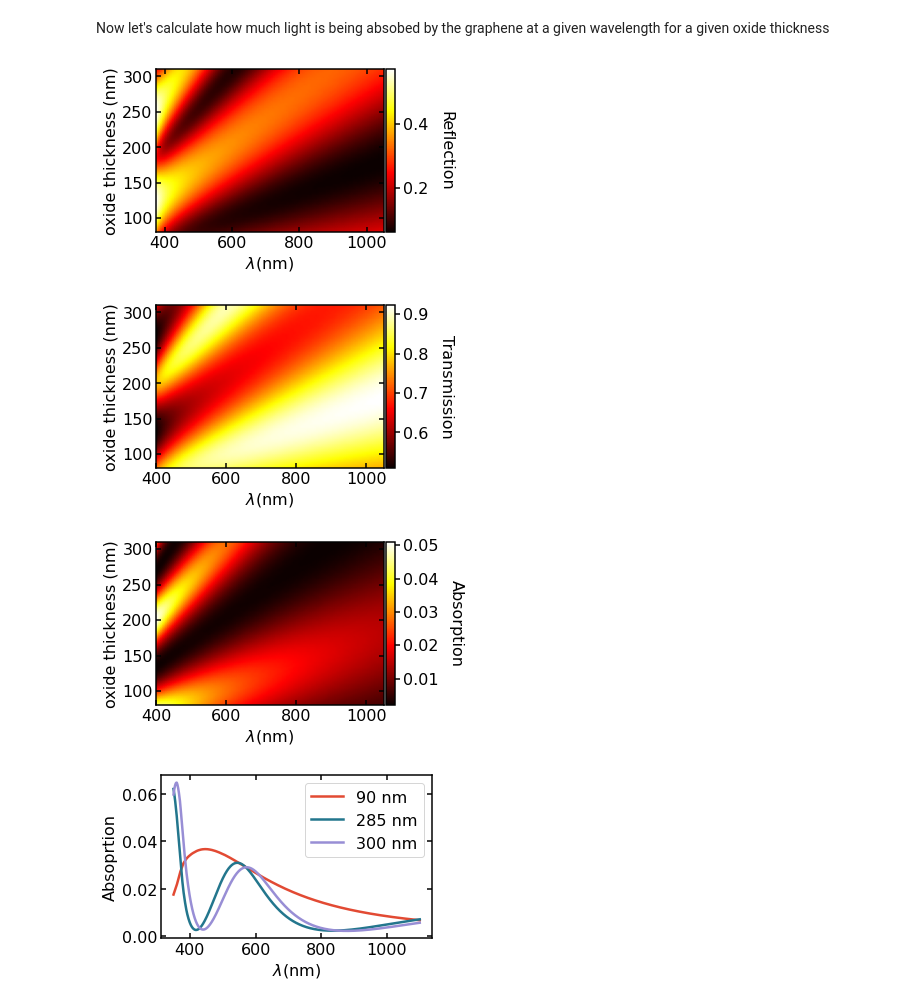
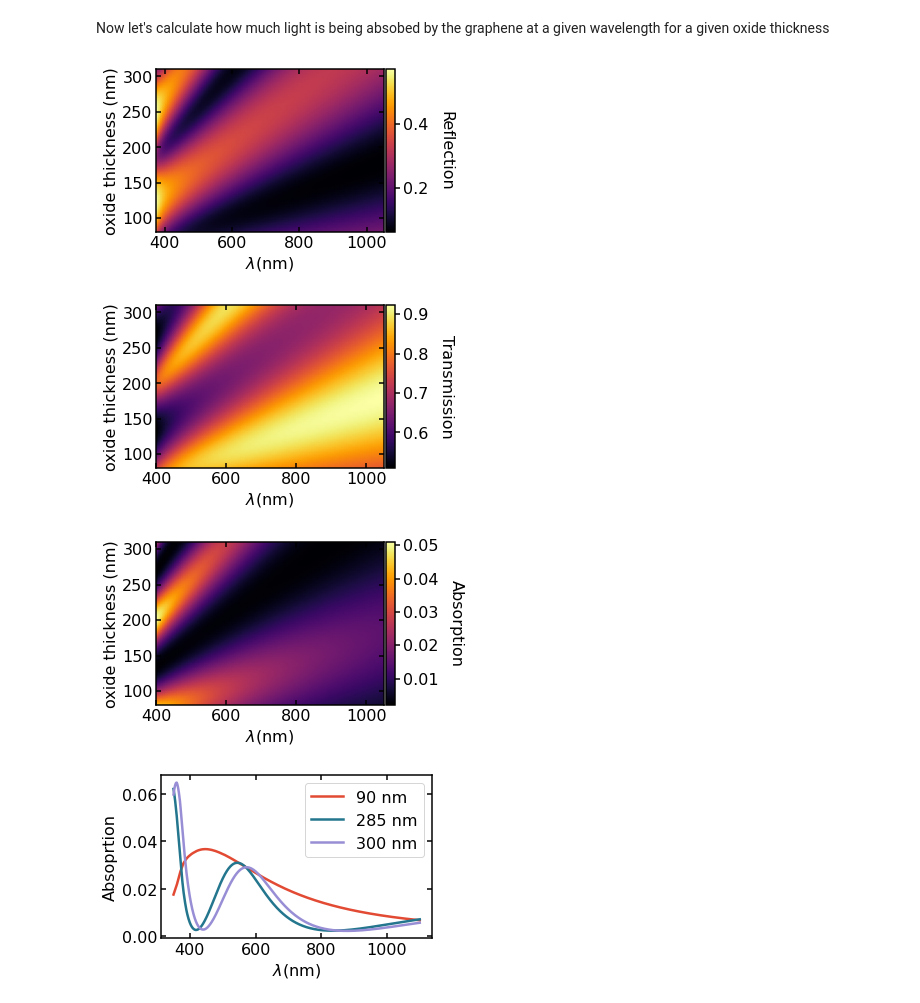
Before and after one commit to aaronsharpe/graphene_optics, a Jupyter notebook: optics.ipynb, the cells around one changed output. Drawn from its saved outputs; the diff is of its cells as text; code cells hidden in the pictures.

```diff
--- a/optics.ipynb
+++ b/optics.ipynb
@@ -345,7 +345,7 @@ for t_oxide in t_range:
     C_mat.append(C)
 
 plt.figure()
-plt.set_cmap('hot')
+plt.set_cmap('inferno')
 plt.pcolormesh(lamb_range, t_range, C_mat, shading='gouraud', linewidth=0, rasterized=True)
 
 plt.xlabel(r'$\lambda(\mathrm{nm})$')
@@ -359,33 +359,33 @@ cbar.ax.tick_params(which = 'major',direction='out')
 cbar.ax.tick_params(which = 'minor',direction='out')
 plt.savefig('./optics_files/optics_17_0.png', bbox_inches='tight', dpi=500, transparent=True)
 # %% [output]
-[figure, old version]
+[figure, new version]
 # %%
 C_mat = []
 t_range = np.linspace(80, 310, 100)
 for t_oxide in t_range:
     C = []
     lamb_range = np.linspace(400, 1050, 100)
     for lamb in lamb_range:
         C.append(transmission(lamb, 1, t_oxide))
     C_mat.append(C)
 
 plt.figure()
-plt.set_cmap('hot')
+plt.set_cmap('inferno')
 plt.pcolormesh(lamb_range, t_range, C_mat, shading='gouraud', linewidth=0, rasterized=True)
 
 plt.xlabel(r'$\lambda(\mathrm{nm})$')
 plt.ylabel('oxide thickness (nm)')
 
 cbar = plt.colorbar(pad = 0.01)
 #plt.clim(-0.10, 0.10)
 cbar.ax.get_yaxis().labelpad = 25
 cbar.set_label('Transmission', rotation=270)
 cbar.ax.tick_params(which = 'major',direction='out')
 cbar.ax.tick_params(which = 'minor',direction='out')
 plt.savefig('./optics_files/optics_18_0.png', bbox_inches='tight', dpi=500, transparent=True)
 # %% [output]
-[figure, old version]
+[figure, new version]
 # %%
 C_mat = []
 t_range = np.linspace(80, 310, 100)
@@ -397,7 +397,7 @@ for t_oxide in t_range:
     C_mat.append(C)
 
 plt.figure()
-plt.set_cmap('hot')
+plt.set_cmap('inferno')
 plt.pcolormesh(lamb_range, t_range, C_mat, shading='gouraud', linewidth=0, rasterized=True)
 
 plt.xlabel(r'$\lambda(\mathrm{nm})$')
@@ -411,7 +411,7 @@ cbar.ax.tick_params(which = 'major',direction='out')
 cbar.ax.tick_params(which = 'minor',direction='out')
 plt.savefig('./optics_files/optics_19_0.png', bbox_inches='tight', dpi=500, transparent=True)
 # %% [output]
-[figure, old version]
+[figure, new version]
 # %%
 plt.figure()
 for t_oxide in [90, 285, 300]:
```
Also changed, not shown: parts of 1 cell of this notebook.
